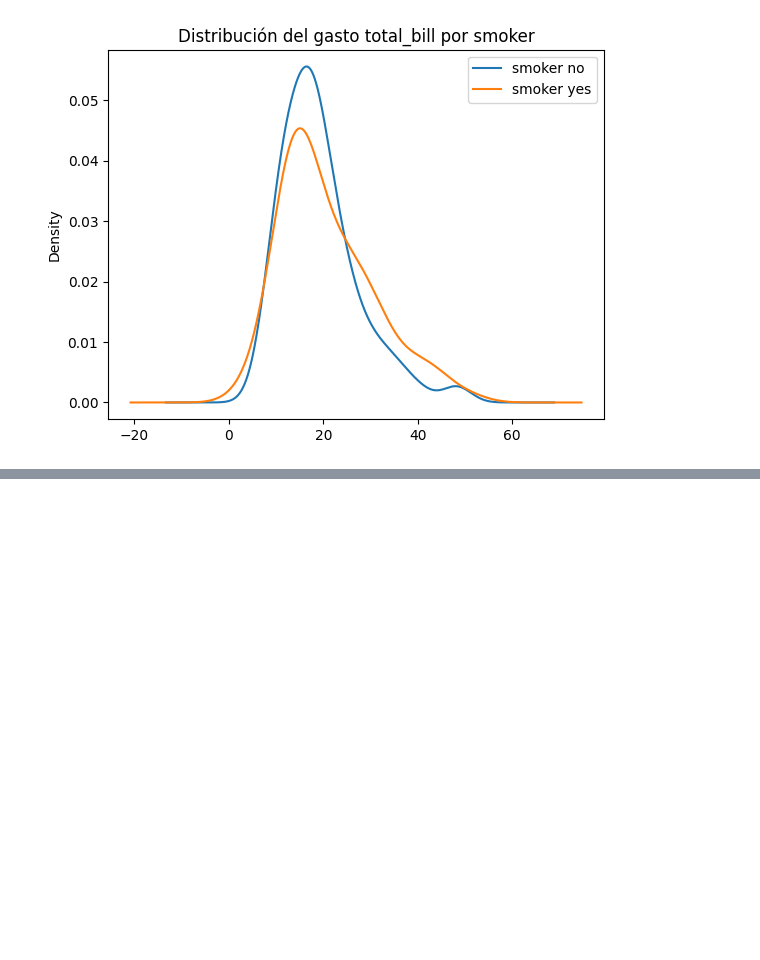
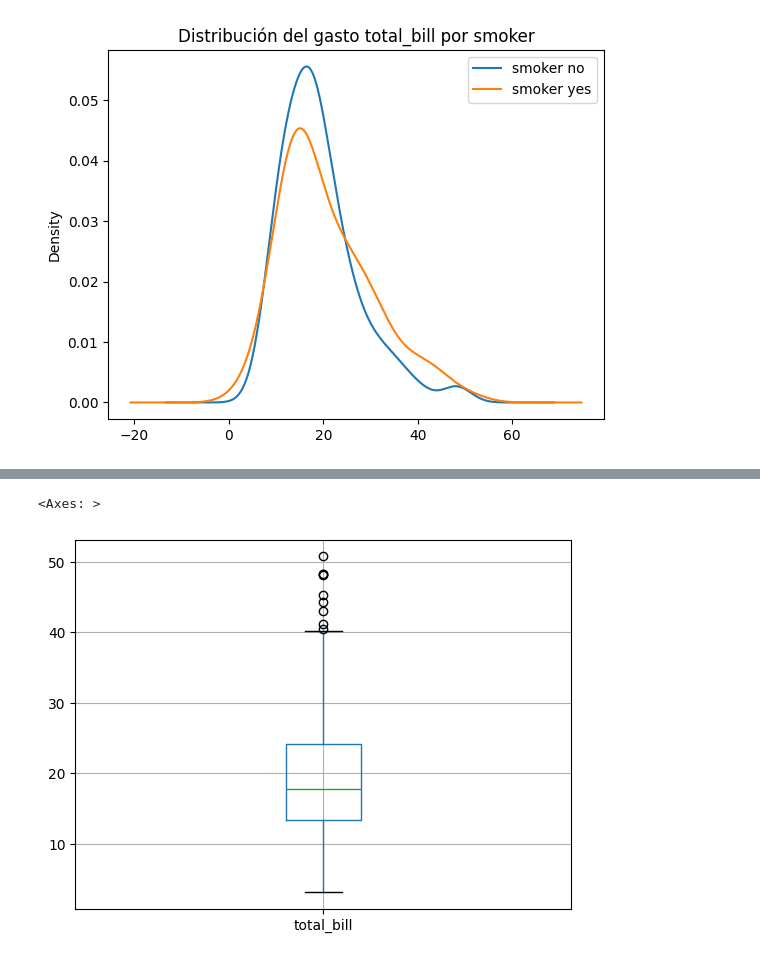
Before and after one commit to certidevs/curso-2025-07-visualizacion, a Jupyter notebook: clase.ipynb, the cells around one changed output, grey strips where cells are left out. Saved outputs shown, nothing was run; the diff lists cells and outputs as text; code cells hidden in the pictures; blank space fills up the shorter version.

```diff
--- a/clase.ipynb
+++ b/clase.ipynb
@@ -64,0 +70,6 @@ Text(0.5, 1.0, 'Distribución del gasto total_bill por smoker')
+# %%
+df.boxplot(column=['total_bill'])
+# df.boxplot(column=['total_bill', 'tip'])
+# %% [output]
+<Axes: >
+[figure, added]
```
Also changed, not shown: parts of 8 cells of this notebook, 1 other file.
